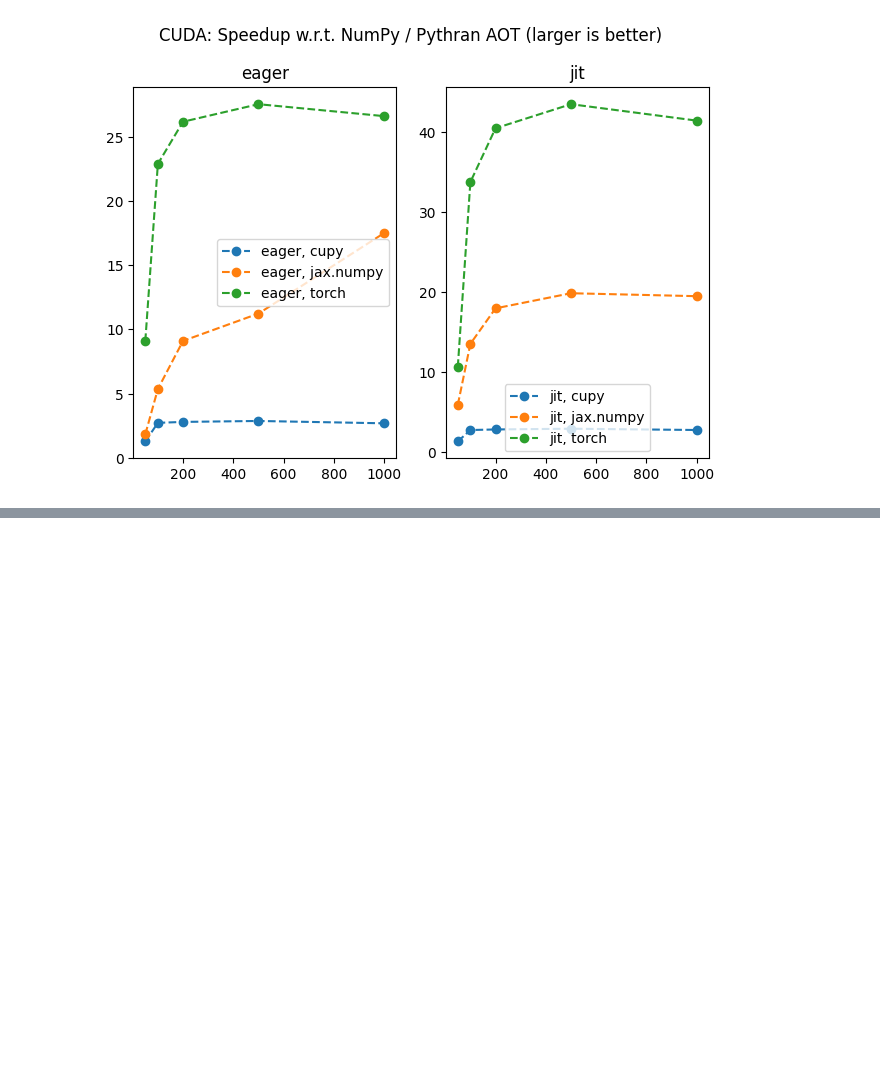
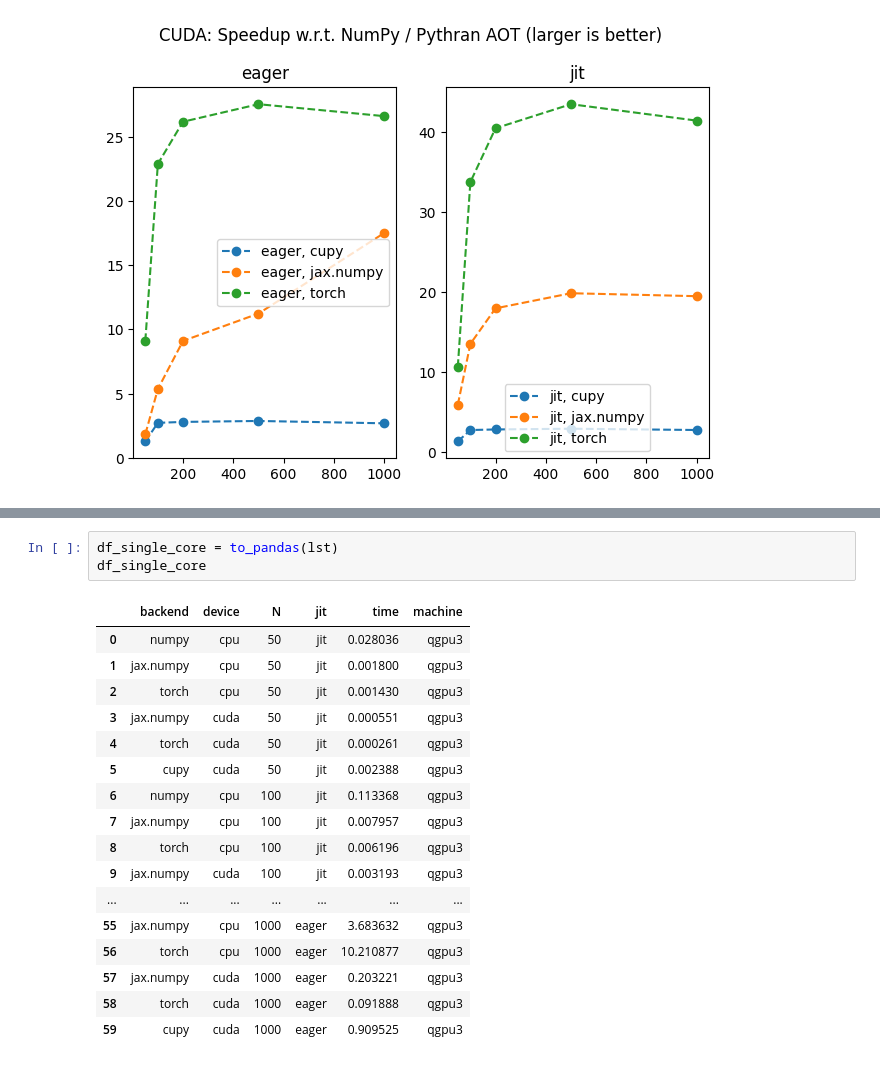
Before and after one commit to ev-br/bench_playground, a Jupyter notebook: viz.rbf.ipynb, the cells around one changed output, grey strips where cells are left out. Cells and saved outputs as stored; diff of their text form; blank space fills up the shorter version.

```diff
--- a/viz.rbf.ipynb
+++ b/viz.rbf.ipynb
@@ -363,0 +435,21 @@ plt.tight_layout()
+# %%
+df_single_core = to_pandas(lst)
+df_single_core
+# %% [output]
+|  | backend | device | N | jit | time | machine |
+| 0 | numpy | cpu | 50 | jit | 0.028036 | qgpu3 |
+| 1 | jax.numpy | cpu | 50 | jit | 0.001800 | qgpu3 |
+| 2 | torch | cpu | 50 | jit | 0.001430 | qgpu3 |
+| 3 | jax.numpy | cuda | 50 | jit | 0.000551 | qgpu3 |
+| 4 | torch | cuda | 50 | jit | 0.000261 | qgpu3 |
+| 5 | cupy | cuda | 50 | jit | 0.002388 | qgpu3 |
+| 6 | numpy | cpu | 100 | jit | 0.113368 | qgpu3 |
+| 7 | jax.numpy | cpu | 100 | jit | 0.007957 | qgpu3 |
+| 8 | torch | cpu | 100 | jit | 0.006196 | qgpu3 |
+| 9 | jax.numpy | cuda | 100 | jit | 0.003193 | qgpu3 |
+| ... | ... | ... | ... | ... | ... | ... |
+| 55 | jax.numpy | cpu | 1000 | eager | 3.683632 | qgpu3 |
+| 56 | torch | cpu | 1000 | eager | 10.210877 | qgpu3 |
+| 57 | jax.numpy | cuda | 1000 | eager | 0.203221 | qgpu3 |
+| 58 | torch | cuda | 1000 | eager | 0.091888 | qgpu3 |
+| 59 | cupy | cuda | 1000 | eager | 0.909525 | qgpu3 |
```
Also changed, not shown: parts of 10 cells of this notebook.
